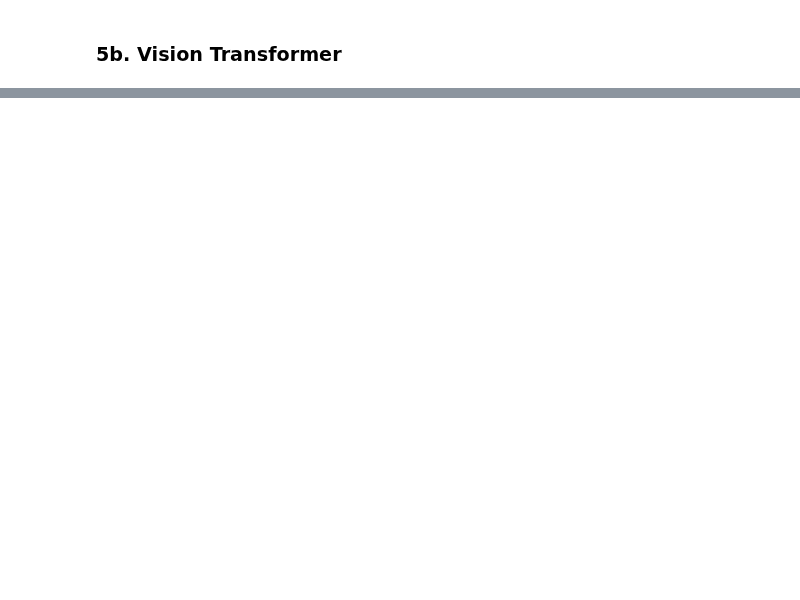
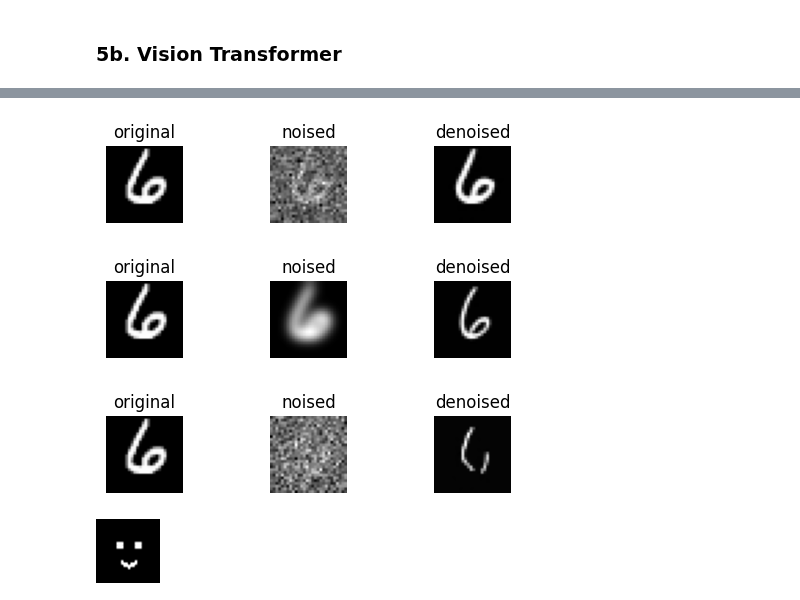
Before and after one commit to ramayer/elucidated-diffusion, a Jupyter notebook: notebooks/unet_vs_transformer_demo.ipynb, the cells around one changed output, grey strips where cells are left out. Drawn from its saved outputs; the diff is of its cells as text; code cells hidden in the pictures; blank space fills up the shorter version.

```diff
--- a/notebooks/unet_vs_transformer_demo.ipynb
+++ b/notebooks/unet_vs_transformer_demo.ipynb
@@ -497,0 +593,41 @@ DiffusionTransformer at 11.3 seconds, loss 0.39, epoch 0, batch 200
+# %%
+import random
+idx = random.randint(0,len(test_dataset))
+
+def try_noise_levels(idx,noise_sigma=1,blur_sigma=1):
+    original = test_dataset[idx][0]
+    total_sigma = (noise_sigma**2 + blur_sigma**2)**0.5
+    noised = add_noise(original,noise_sigma,blur_sigma)
+    denoised = denoise(noised,model_edm,num_steps=18,start_sigma=total_sigma)
+    title = f"noise_sigma={noise_sigma},blur_sigma={blur_sigma}"
+    show_results(original,noised,denoised)
+
+try_noise_levels(idx,1,0)
+try_noise_levels(idx,0,2)
+try_noise_levels(idx,1,2)
+# %% [output]
+[figure, added]
+[figure, added]
+[figure, added]
+# %%
+import numpy as np
+from PIL import Image
+
+def make_smiley():
+    smiley = np.zeros((28, 28), dtype=np.uint8)
+
+    # Eyes
+    smiley[10:13, 9:12] = 255
+    smiley[10:13, 17:20] = 255
+
+    # Smile curve
+    for x in range(8, 21):
+        y = int(18 +2 - 0.15 * (x - 14) ** 2)
+        if 18 <= y < 23:
+            smiley[y:y+2, x] = 255
+
+    img = Image.fromarray(smiley, mode='L')
+    return img
+make_smiley().resize((64,64))
+# %% [output]
+[figure, added]
```
Also changed, not shown: parts of 11 cells of this notebook, 3 other files.
